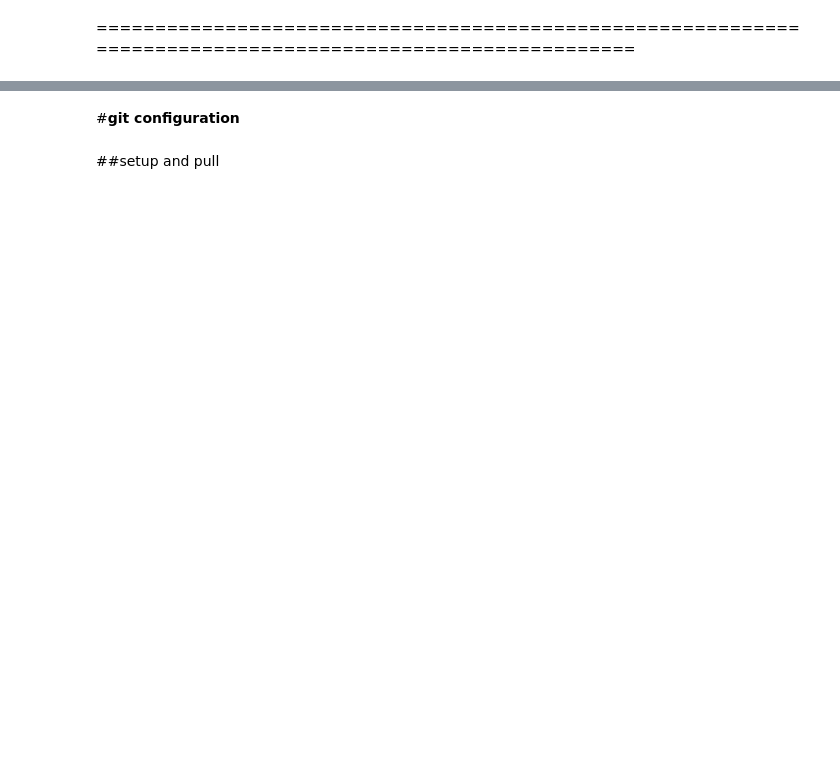
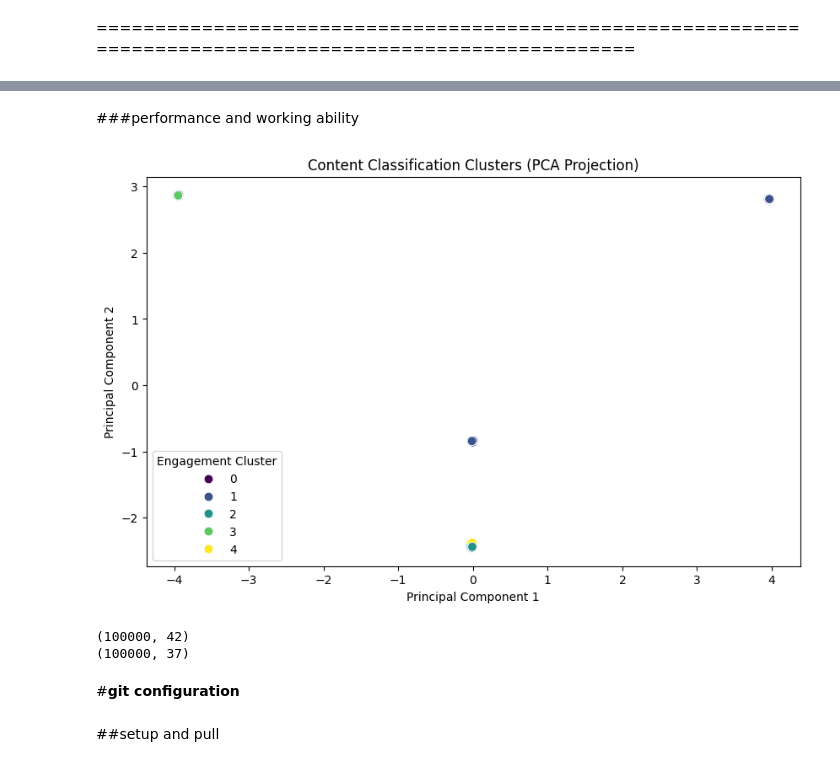
Before and after one commit to praveentecsl/High-Engagement-Content-Classification-model, a Jupyter notebook: SocialMedia_engagement.ipynb, the cells around one changed output, grey strips where cells are left out. Cells and saved outputs as stored; diff of their text form; code cells hidden in the pictures; blank space fills up the shorter version.

```diff
--- a/SocialMedia_engagement.ipynb
+++ b/SocialMedia_engagement.ipynb
@@ -48,3 +82,34 @@ Cleaned Feature Count: 42
+# %%
+# Initialize and Fit the Model
+optimal_k = 5
+kmeans_final = KMeans(n_clusters=optimal_k, init='k-means++', random_state=42)
+cluster_labels = kmeans_final.fit_predict(X_scaled)
+
+# Add the predictions back to your original dataframe for business analysis
+df['Predicted_Engagement_Tier'] = cluster_labels
+# %% [markdown]
+###performance and working ability
+# %%
+from sklearn.decomposition import PCA
+
+pca = PCA(n_components=2)
+X_pca = pca.fit_transform(X_scaled)
+
+plt.figure(figsize=(10, 6))
+sns.scatterplot(x=X_pca[:, 0], y=X_pca[:, 1], hue=cluster_labels, palette='viridis', s=60)
+plt.title('Content Classification Clusters (PCA Projection)')
+plt.xlabel('Principal Component 1')
+plt.ylabel('Principal Component 2')
+plt.legend(title='Engagement Cluster')
+plt.show()
+# %% [output]
+[figure, added]
+# %%
+print(X_scaled.shape)
+print(df.shape)
+# %% [output]
+(100000, 42)
+(100000, 37)
 # %% [markdown]
 #**********git configuration**********
 # %% [markdown]
```
Also changed, not shown: parts of 6 cells of this notebook.
